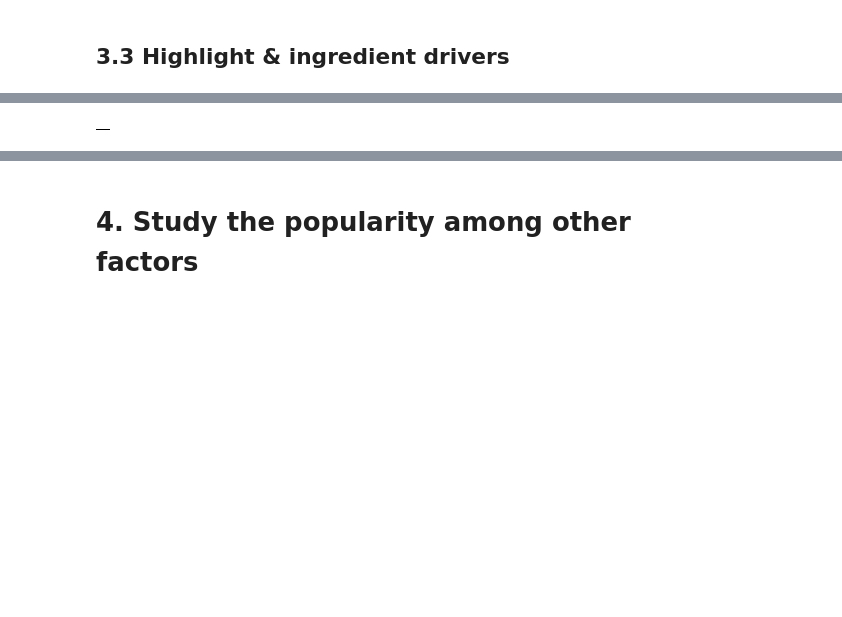
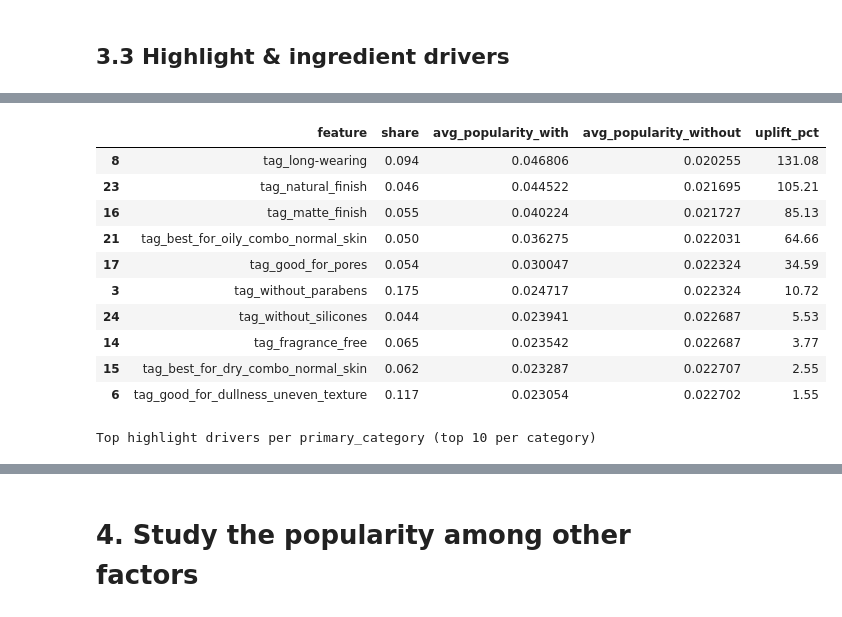
Before and after one commit to juliaaaloopez/visual_analytics_final_project, a Jupyter notebook: Final_project.ipynb, the cells around one changed output, grey strips where cells are left out. Saved outputs shown, nothing was run; the diff lists cells and outputs as text; code cells hidden in the pictures; blank space fills up the shorter version.

Commit message:
finished EDA and continued Streamlit

```diff
--- a/Final_project.ipynb
+++ b/Final_project.ipynb
@@ -689,31 +718,58 @@ def canonicalize_tag(tag: str) -> str:
         .replace("&", "and")
     )
 
-try:
-    hsel = pd.read_csv("highlight_features_selected.csv")
-    highlight_cols = [canonicalize_tag(tag) for tag in hsel["tag"]]
-    highlight_cols = [c for c in highlight_cols if c in df.columns]
-except FileNotFoundError:
-    highlight_cols = []
+# Use existing tag_* columns
+highlight_cols = [col for col in df.columns if col.startswith("tag_")]
 
 highlight_effect_df = pd.DataFrame()
+highlight_category_effect_df = pd.DataFrame()
+
+def compute_binary_uplift(frame: pd.DataFrame, columns: list[str], label_name: str) -> pd.DataFrame:
+    rows = []
+    for col in columns:
+        if col not in frame.columns or frame[col].nunique() < 2:
+            continue
+        means = frame.groupby(col)["popularity_score"].mean()
+        avg_with = means.get(1, np.nan)
+        avg_without = means.get(0, np.nan)
+        if pd.isna(avg_with) or pd.isna(avg_without) or avg_without == 0:
+            uplift_pct = np.nan
+        else:
+            uplift_pct = ((avg_with - avg_without) / avg_without) * 100
+        rows.append({
+            label_name: col,
+            "share": round(frame[col].mean(), 3),
+            "avg_popularity_with": avg_with,
+            "avg_popularity_without": avg_without,
+            "uplift_pct": round(uplift_pct, 2) if pd.notna(uplift_pct) else np.nan,
+        })
+    return pd.DataFrame(rows)
 
 if not highlight_cols:
     print("Highlight feature columns not found. Make sure the highlight dummy columns were created earlier in the notebook.")
 else:
-    highlight_effect = []
-    for col in highlight_cols:
-        means = df.groupby(col)["popularity_score"].mean()
-        uplift = means.get(1, np.nan) - means.get(0, np.nan)
-        highlight_effect.append({
-            "feature": col,
-            "share": df[col].mean().round(3),
-            "avg_popularity_with_tag": means.get(1, np.nan),
-            "uplift_vs_no_tag": uplift
-        })
-    highlight_effect_df = pd.DataFrame(highlight_effect).sort_values(
-        "uplift_vs_no_tag", ascending=False
-    ).head(10)
+    highlight_effect_df = (
+        compute_binary_uplift(df, highlight_cols, "feature")
+        .sort_values("uplift_pct", ascending=False)
+        .head(10)
+    )
 
-highlight_effect_df
+    if "primary_category" not in df.columns:
+        print("primary_category column not available; skipping category-level highlight uplift.")
+    else:
+        category_tables = []
+        for category, subset in df.groupby("primary_category"):
+            cat_table = compute_binary_uplift(subset, highlight_cols, "feature")
+            if cat_table.empty:
+                continue
+            cat_top = cat_table.sort_values("uplift_pct", ascending=False).head(10)
+            cat_top.insert(0, "primary_category", category)
+            category_tables.append(cat_top)
+        if category_tables:
+            highlight_category_effect_df = pd.concat(category_tables, ignore_index=True)
+
+print("Overall highlight drivers (top 10)")
+display(highlight_effect_df)
+print("\nTop highlight drivers per primary_category (top 10 per category)")
+display(highlight_category_effect_df)
 # %% [output]
@@ -721 +777,12 @@ Highlight feature columns not found. Make sure the highlight dummy columns were
-|  |
+|  | feature | share | avg_popularity_with | avg_popularity_without | uplift_pct |
+| 8 | tag_long-wearing | 0.094 | 0.046806 | 0.020255 | 131.08 |
+| 23 | tag_natural_finish | 0.046 | 0.044522 | 0.021695 | 105.21 |
+| 16 | tag_matte_finish | 0.055 | 0.040224 | 0.021727 | 85.13 |
+| 21 | tag_best_for_oily_combo_normal_skin | 0.050 | 0.036275 | 0.022031 | 64.66 |
+| 17 | tag_good_for_pores | 0.054 | 0.030047 | 0.022324 | 34.59 |
+| 3 | tag_without_parabens | 0.175 | 0.024717 | 0.022324 | 10.72 |
+| 24 | tag_without_silicones | 0.044 | 0.023941 | 0.022687 | 5.53 |
+| 14 | tag_fragrance_free | 0.065 | 0.023542 | 0.022687 | 3.77 |
+| 15 | tag_best_for_dry_combo_normal_skin | 0.062 | 0.023287 | 0.022707 | 2.55 |
+| 6 | tag_good_for_dullness_uneven_texture | 0.117 | 0.023054 | 0.022702 | 1.55 |
+Top highlight drivers per primary_category (top 10 per category)
```
Also changed, not shown: parts of 47 cells of this notebook, 1 other file.
